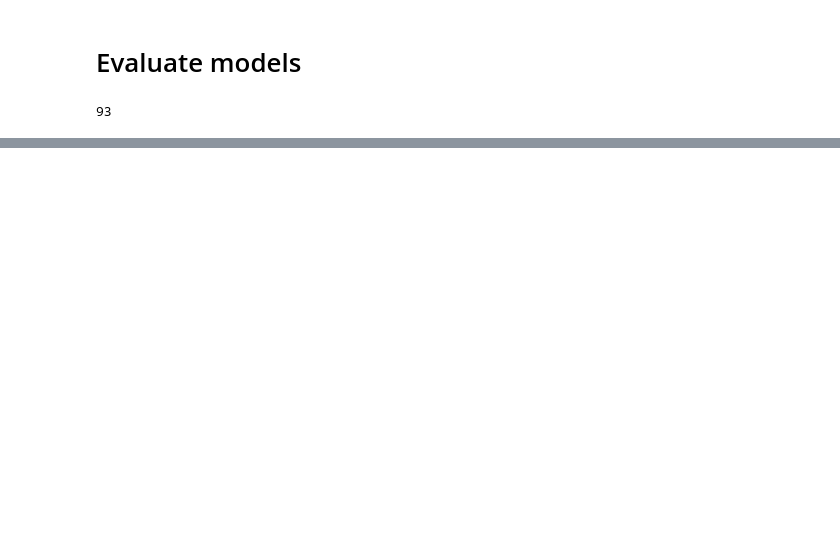
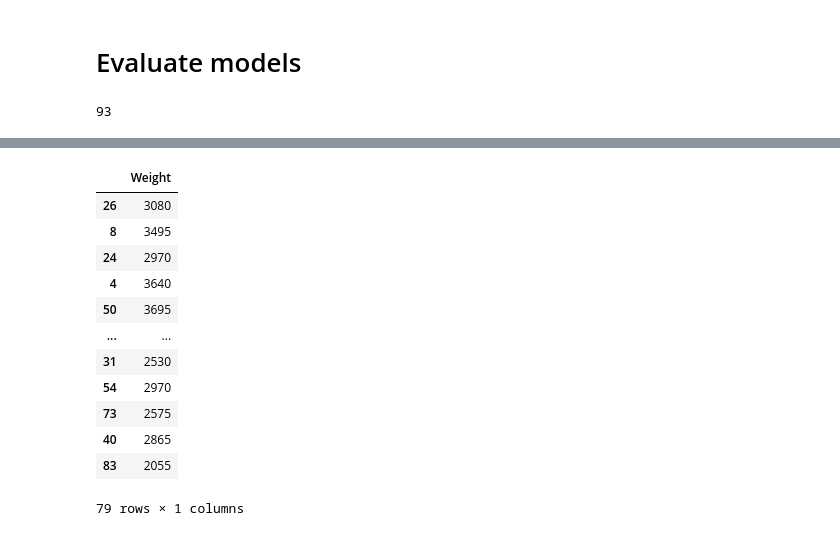
Before and after one commit to varshum12/30_july_ML_WEEKDAYS, a Jupyter notebook: linear regression/multiple linear regression.ipynb, the cells around one changed output, grey strips where cells are left out. Drawn from its saved outputs; the diff is of its cells as text; code cells hidden in the pictures; blank space fills up the shorter version.

```diff
--- a/linear regression/multiple linear regression.ipynb
+++ b/linear regression/multiple linear regression.ipynb
@@ -304,8 +300,9 @@ from  sklearn.preprocessing import OneHotEncoder
 num_pipeline2 = Pipeline(steps  = [("imputer" , SimpleImputer(strategy= "mean")) ,
                                  ( "scaler"   , StandardScaler())])
 
-cat_pipeline2  =  Pipeline(steps= [('imputer' ,  SimpleImputer(strategy= 'most_frequent' )) ,
-                                ('encoder' ,  OneHotEncoder( handle_unknown= 'ignore'))])
+cat_pipeline2  =  Pipeline(steps= [('imputer' ,
+                                     SimpleImputer(strategy= 'most_frequent' )) ,
+                                ('encoder' , OrdinalEncoder())])
 # %%
 pre1  = ColumnTransformer([('num_pipeline2' ,  num_pipeline2 ,  num1) ,
                           ('cat_pipeline2' ,  cat_pipeline2 ,  cat1)])
@@ -342,5 +339,5 @@ ColumnTransformer(transformers=[('num_pipeline2',
 # %%
-x_sel  =  pre1.fit_transform(X).toarray()
+x_sel  =  pre1.fit_transform(X)
 # %%
 x_sel
 # %% [output]
@@ -502,0 +618,18 @@ adjusted  r2  -- >  1.0436462789944247
+# %%
+type(y_train)
+y_train  =  pd.DataFrame(y_train)
+y_train
+# %% [output]
+|  | Weight |
+| 26 | 3080 |
+| 8 | 3495 |
+| 24 | 2970 |
+| 4 | 3640 |
+| 50 | 3695 |
+| ... | ... |
+| 31 | 2530 |
+| 54 | 2970 |
+| 73 | 2575 |
+| 40 | 2865 |
+| 83 | 2055 |
+79 rows × 1 columns
```
Also changed, not shown: parts of 45 cells of this notebook.
